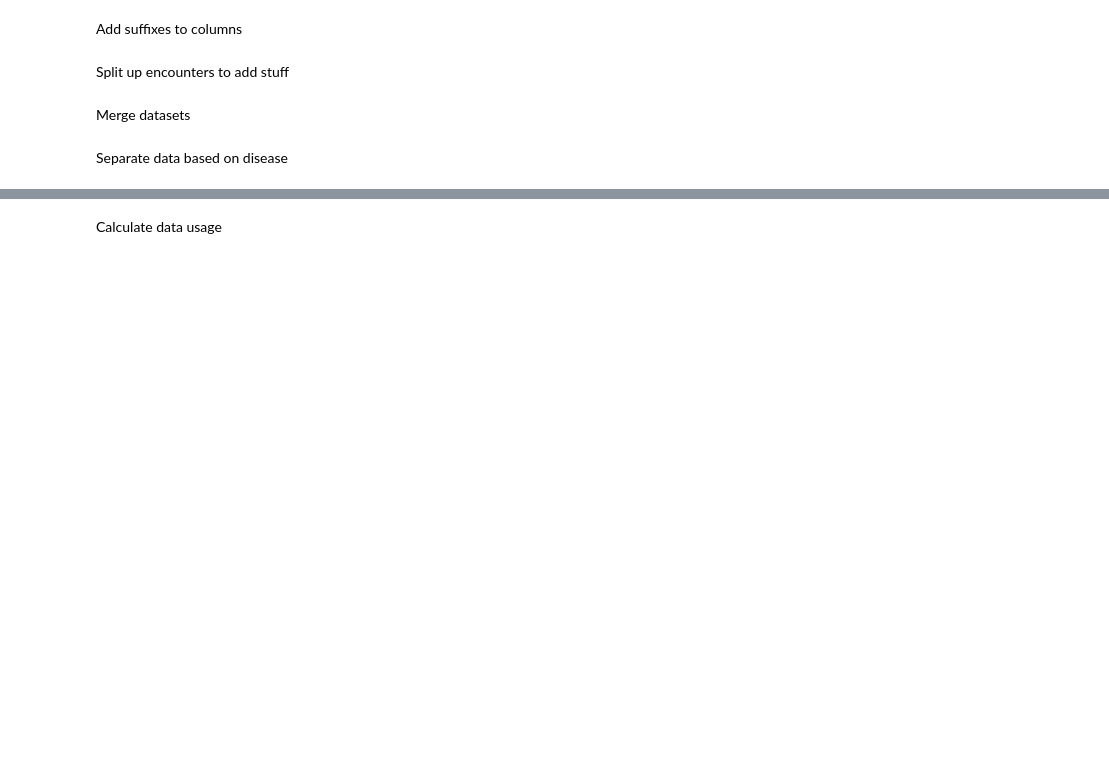
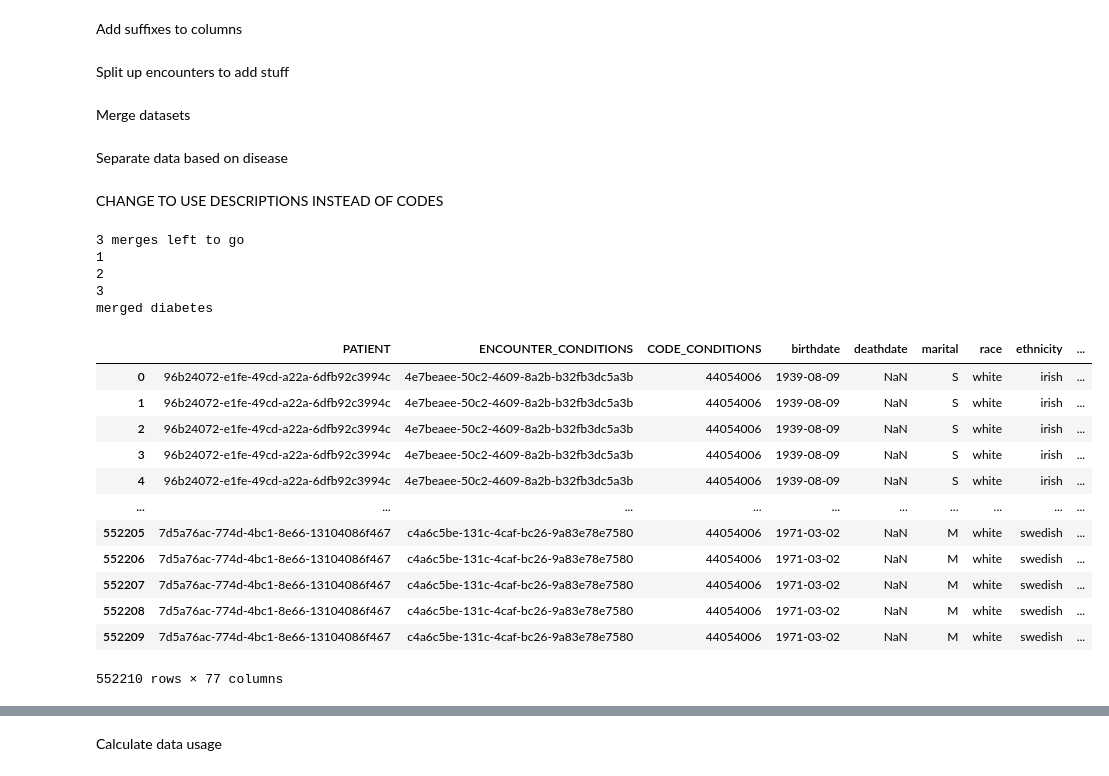
Before and after one commit to esseiple/MedicalBiasJLS, a Jupyter notebook: DataCleaning.ipynb, the cells around one changed output, grey strips where cells are left out. Cells and saved outputs as stored; diff of their text form; code cells hidden in the pictures; blank space fills up the shorter version.

```diff
--- a/DataCleaning.ipynb
+++ b/DataCleaning.ipynb
@@ -41,15 +41,3 @@ column_names = ['DATE']
 observations_clean = observations.drop(column_names, axis=1)
 immunizations_clean = immunizations.drop(column_names, axis=1)
 encounters_clean = encounters.drop(column_names, axis=1)
-
-column_names = ['DESCRIPTION']
-conditions_clean = conditions_clean.drop(column_names, axis=1)
-encounters_clean = encounters_clean.drop(column_names, axis=1)
-immunizations_clean = immunizations_clean.drop(column_names, axis=1)
-observations_clean = observations_clean.drop(column_names, axis=1)
-medications_clean = medications_clean.drop(column_names, axis=1)
-procedures_clean = procedures.drop(column_names, axis=1)
-
-
-medications_clean = medications_clean.drop('REASONDESCRIPTION', axis=1)
-procedures_clean = procedures_clean.drop('REASONDESCRIPTION', axis=1)
@@ -55,0 +64,8 @@ procedures_clean = procedures_clean.drop('REASONDESCRIPTION', axis=1)
+# %%
+observations_clean['VALUE'] = pd.to_numeric(observations_clean['VALUE'], errors='coerce')
+
+# Pivot table with mean aggregation
+observations_pivot= observations_clean.pivot_table(index=observations_clean.index, columns='DESCRIPTION', values='VALUE', fill_value=0, aggfunc='mean')
+
+observations_pivot['PATIENT'] = observations_clean['PATIENT']
+observations_pivot = observations_pivot.groupby('PATIENT').sum().reset_index()
@@ -75,7 +105,7 @@ conditions_clean = add_suffix(conditions_clean, 'CONDITIONS')
 encounters_clean = add_suffix(encounters_clean, 'ENCOUNTERS')
 immunizations_clean = add_suffix(immunizations_clean, 'IMMUNIZATIONS')
 medications_clean = add_suffix(medications_clean, 'MEDICATIONS')
-observations_clean = add_suffix(observations_clean, 'OBSERVATIONS')
+observations_pivot = add_suffix(observations_pivot, 'OBSERVATIONS')
 procedures_clean = add_suffix(procedures_clean, 'PROCEDURES')
 # %% [markdown]
 Split up encounters to add stuff
@@ -124,2 +183,38 @@ def merge_datasets():
 # %% [markdown]
 Separate data based on disease
+# %% [markdown]
+CHANGE TO USE DESCRIPTIONS INSTEAD OF CODES
+# %%
+diabetes_codes =  [44054006]
+# merged_datasets = {}
+# merged_data = []
+
+conditions_spec = conditions_clean[conditions_clean['CODE_CONDITIONS'].isin(diabetes_codes)]
+
+# print(f"{conditions_spec=}")
+
+merged_diabetes = merge_datasets(conditions_spec)
+
+print("merged diabetes")
+# %% [output]
+3 merges left to go
+1
+2
+3
+merged diabetes
+# %%
+merged_diabetes
+# %% [output]
+|  | PATIENT | ENCOUNTER_CONDITIONS | CODE_CONDITIONS | birthdate | deathdate | marital | race | ethnicity | ... |
+| 0 | 96b24072-e1fe-49cd-a22a-6dfb92c3994c | 4e7beaee-50c2-4609-8a2b-b32fb3dc5a3b | 44054006 | 1939-08-09 | NaN | S | white | irish | ... |
+| 1 | 96b24072-e1fe-49cd-a22a-6dfb92c3994c | 4e7beaee-50c2-4609-8a2b-b32fb3dc5a3b | 44054006 | 1939-08-09 | NaN | S | white | irish | ... |
+| 2 | 96b24072-e1fe-49cd-a22a-6dfb92c3994c | 4e7beaee-50c2-4609-8a2b-b32fb3dc5a3b | 44054006 | 1939-08-09 | NaN | S | white | irish | ... |
+| 3 | 96b24072-e1fe-49cd-a22a-6dfb92c3994c | 4e7beaee-50c2-4609-8a2b-b32fb3dc5a3b | 44054006 | 1939-08-09 | NaN | S | white | irish | ... |
+| 4 | 96b24072-e1fe-49cd-a22a-6dfb92c3994c | 4e7beaee-50c2-4609-8a2b-b32fb3dc5a3b | 44054006 | 1939-08-09 | NaN | S | white | irish | ... |
+| ... | ... | ... | ... | ... | ... | ... | ... | ... | ... |
+| 552205 | 7d5a76ac-774d-4bc1-8e66-13104086f467 | c4a6c5be-131c-4caf-bc26-9a83e78e7580 | 44054006 | 1971-03-02 | NaN | M | white | swedish | ... |
+| 552206 | 7d5a76ac-774d-4bc1-8e66-13104086f467 | c4a6c5be-131c-4caf-bc26-9a83e78e7580 | 44054006 | 1971-03-02 | NaN | M | white | swedish | ... |
+| 552207 | 7d5a76ac-774d-4bc1-8e66-13104086f467 | c4a6c5be-131c-4caf-bc26-9a83e78e7580 | 44054006 | 1971-03-02 | NaN | M | white | swedish | ... |
+| 552208 | 7d5a76ac-774d-4bc1-8e66-13104086f467 | c4a6c5be-131c-4caf-bc26-9a83e78e7580 | 44054006 | 1971-03-02 | NaN | M | white | swedish | ... |
+| 552209 | 7d5a76ac-774d-4bc1-8e66-13104086f467 | c4a6c5be-131c-4caf-bc26-9a83e78e7580 | 44054006 | 1971-03-02 | NaN | M | white | swedish | ... |
+552210 rows × 77 columns
```
Also changed, not shown: parts of 10 cells of this notebook.
